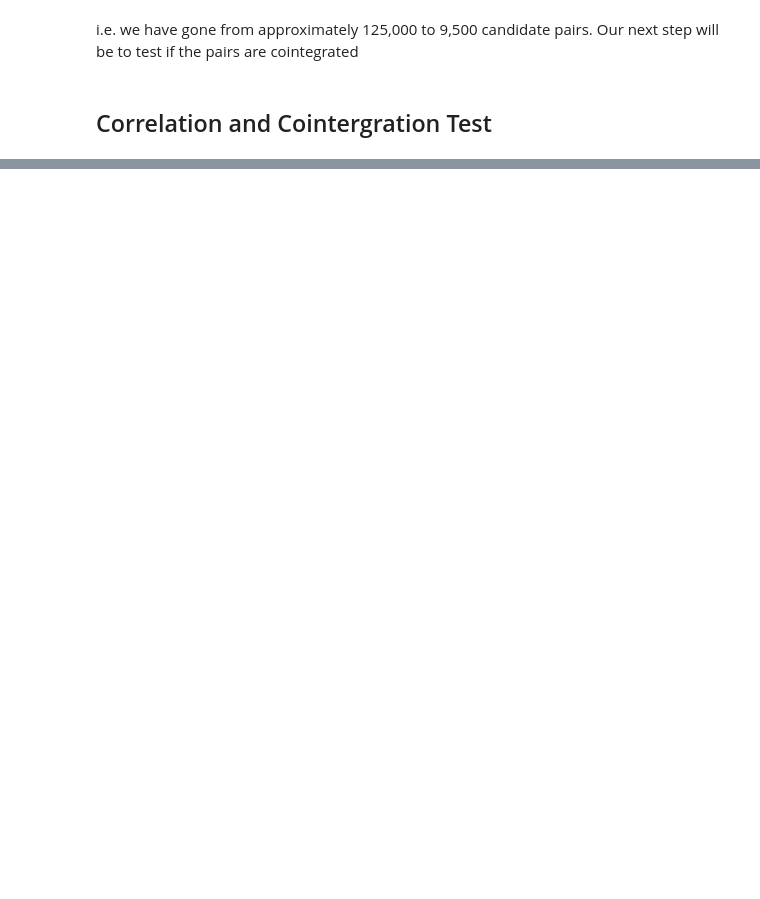
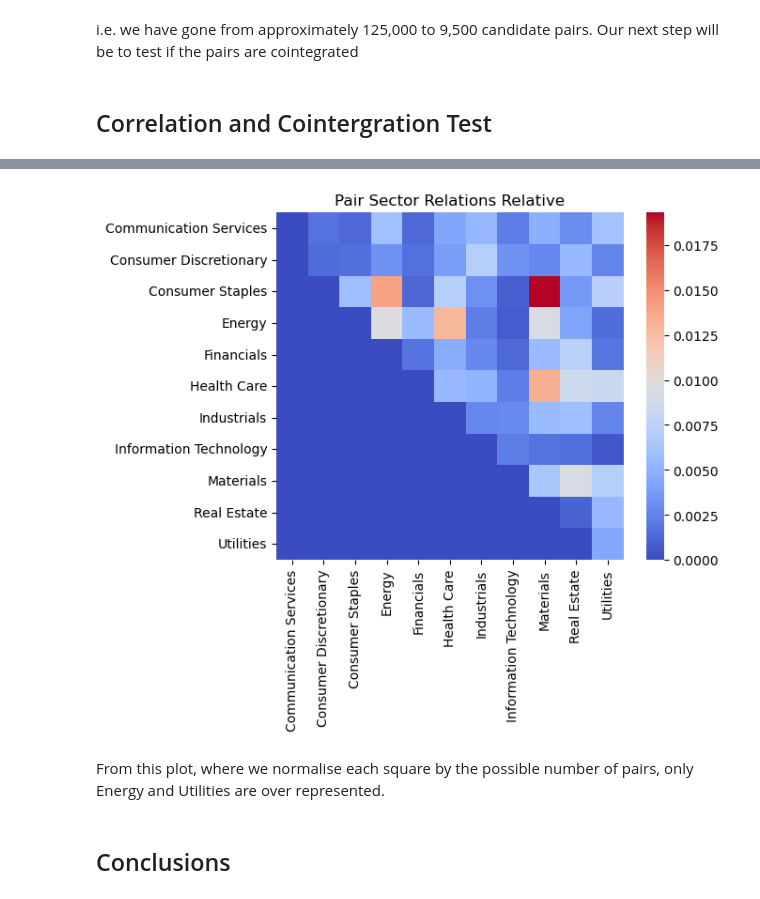
Before and after one commit to DomincDootson/Pairs_Selection_with_Clustering, a Jupyter notebook: Pairs_Selection_with_Unsupervised_Learning.ipynb, the cells around one changed output, grey strips where cells are left out. Drawn from its saved outputs; the diff is of its cells as text; code cells hidden in the pictures; blank space fills up the shorter version.

```diff
--- a/Pairs_Selection_with_Unsupervised_Learning.ipynb
+++ b/Pairs_Selection_with_Unsupervised_Learning.ipynb
@@ -577,0 +711,21 @@ with open('trading_pairs.csv', 'w', newline='') as file:
+# %%
+possible_number_pairings =  np.zeros([len(sectors), len(sectors)])
+
+for i, s1 in enumerate(sectors_total):
+    for j, s2 in enumerate(sectors_total):
+        possible_number_pairings[i,j] = s1*s2
+# %%
+sns.heatmap(sector_pair_heatmap/possible_number_pairings, annot=False, cmap='coolwarm', fmt='.2f', square=True)
+
+plt.title('Pair Sector Relations Relative')
+plt.xticks(ticks=np.arange(len(sectors)) + 0.5, labels=sectors, rotation = 90)
+plt.yticks(ticks=np.arange(len(sectors)) + 0.5, labels=sectors, rotation = 0)
+
+# Show plot
+plt.show()
+# %% [output]
+[figure, added]
+# %% [markdown]
+From this plot, where we normalise each square by the possible number of pairs, only Energy and Utilities are over represented.
+# %% [markdown]
+## Conclusions
```
Also changed, not shown: parts of 34 cells of this notebook, 1 other file.
